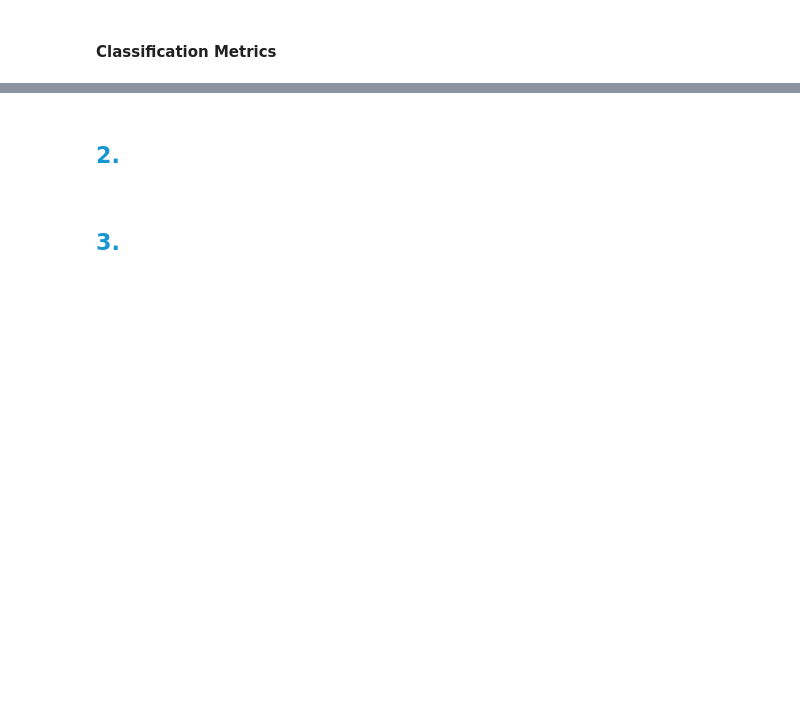
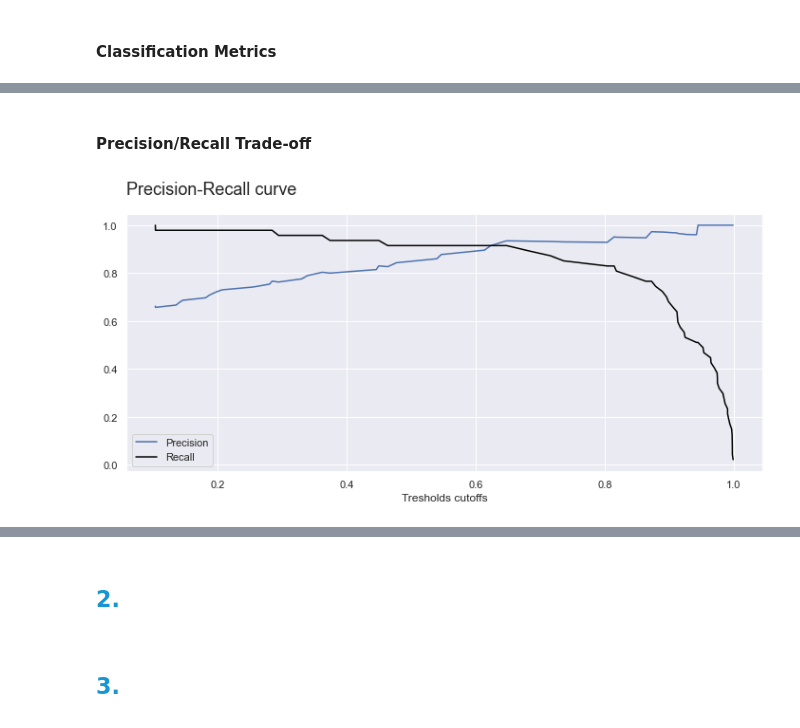
Before and after one commit to baiochi/LetsCode, a Jupyter notebook: Modulo 5 - Machine Learning/aulas/Summary.ipynb, the cells around one changed output, grey strips where cells are left out. Saved outputs shown, nothing was run; the diff lists cells and outputs as text; code cells hidden in the pictures; blank space fills up the shorter version.

```diff
--- a/Modulo 5 - Machine Learning/aulas/Summary.ipynb
+++ b/Modulo 5 - Machine Learning/aulas/Summary.ipynb
@@ -300,0 +408,19 @@ precision_score(y_test, y_pred, pos_label=1), recall_score(y_test, y_pred)
+# %% [markdown]
+#### Precision/Recall Trade-off
+# %%
+from sklearn.metrics import precision_recall_curve
+
+y_scores = logit.predict_proba(X_test)[:,1]
+
+precisions, recalls, thresholds = precision_recall_curve(y_test, y_scores)
+
+plt.figure(figsize=(12,5))
+plt.plot(thresholds, precisions[:-1], label='Precision')
+plt.plot(thresholds, recalls[:-1], label='Recall', color='black')
+
+plt.title('Precision-Recall curve', fontsize=18, pad=20, loc='left')
+plt.xlabel('Tresholds cutoffs')
+plt.legend()
+plt.show()
+# %% [output]
+[figure, added]
```
Also changed, not shown: parts of 56 cells of this notebook, 9 other files.
